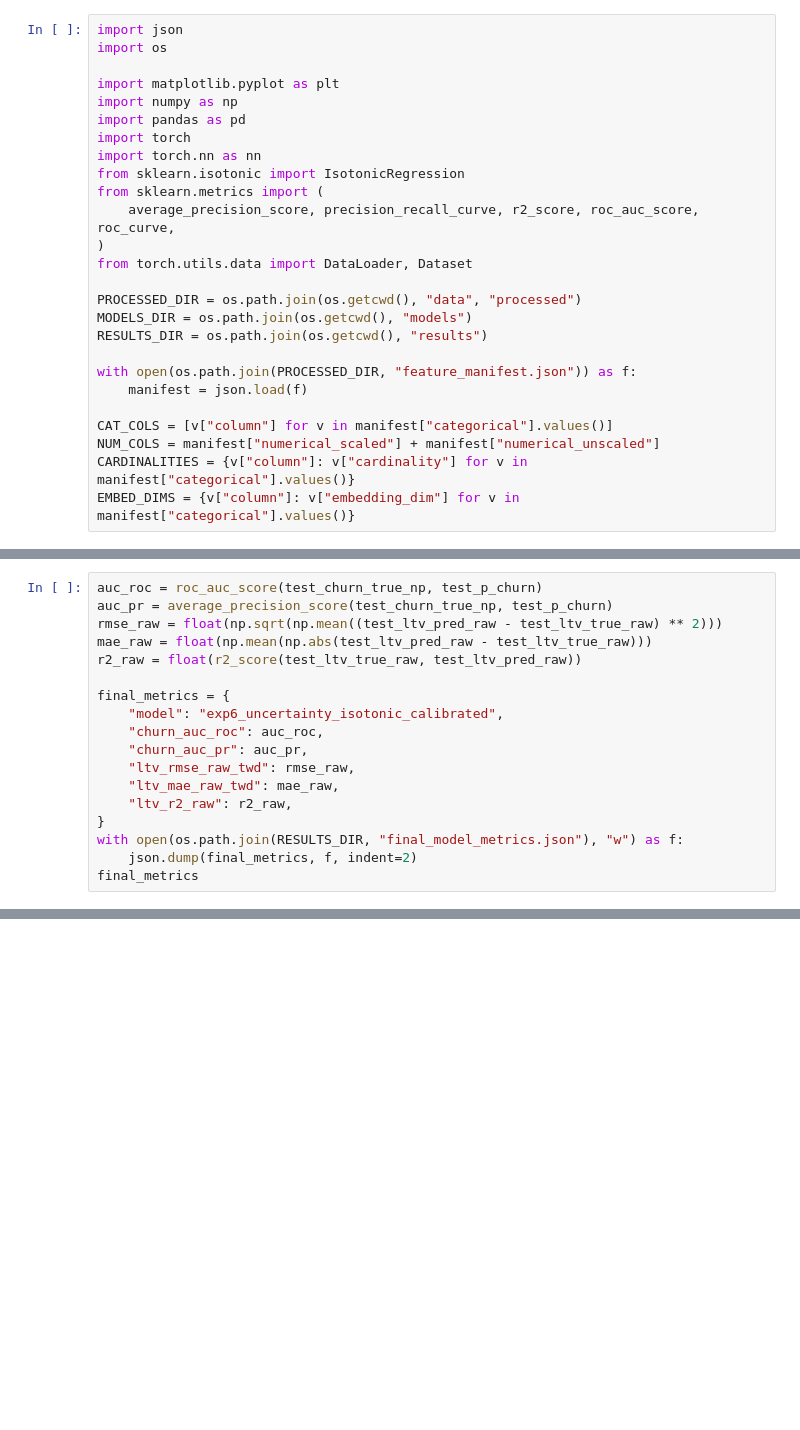
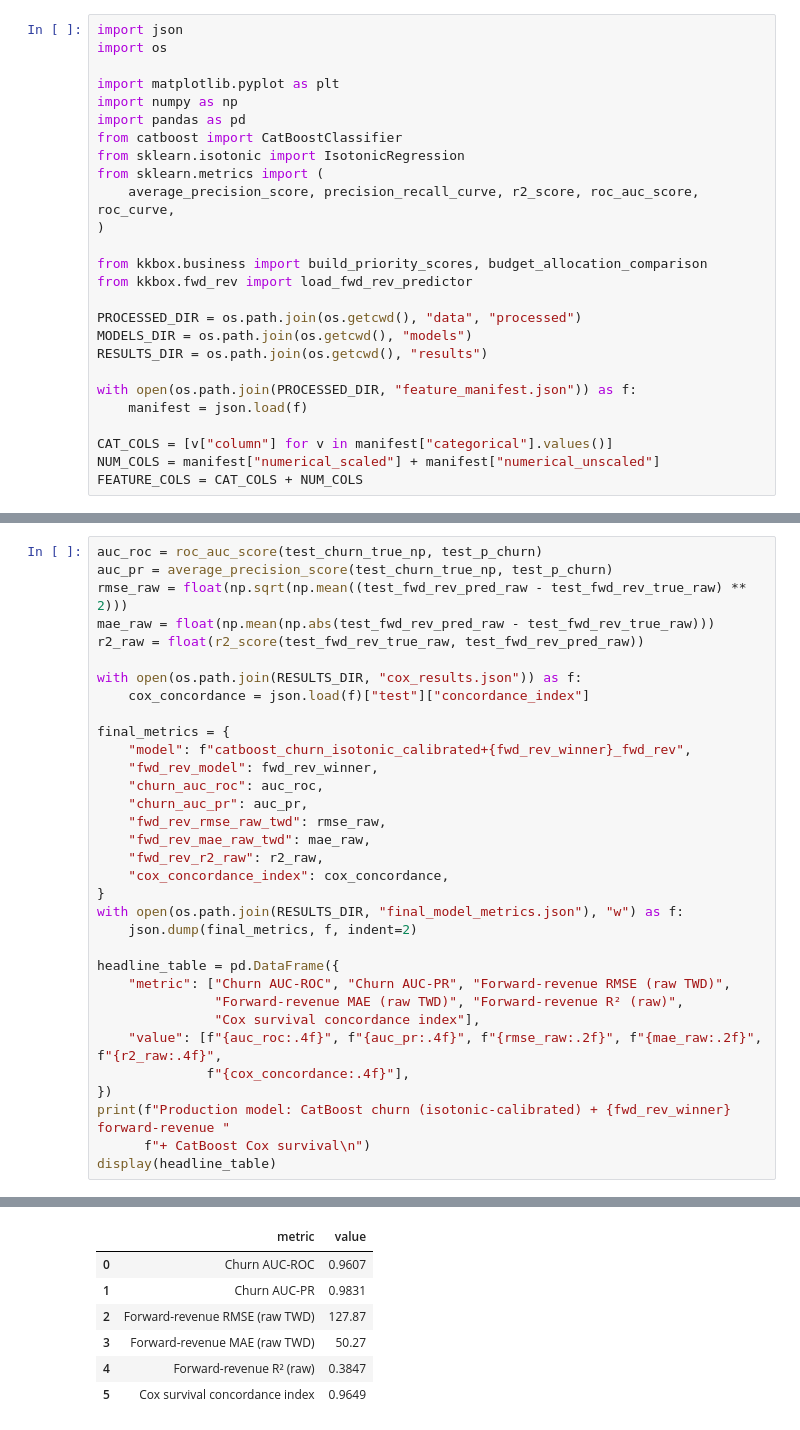
Before and after one commit to jagan010101/kkbox-churn-prediction, a Jupyter notebook: 05_Final_Evaluation_Summary.ipynb, the cells around one changed output, grey strips where cells are left out. Drawn from its saved outputs; the diff is of its cells as text; blank space fills up the shorter version.

```diff
--- a/05_Final_Evaluation_Summary.ipynb
+++ b/05_Final_Evaluation_Summary.ipynb
@@ -9,13 +16,14 @@ import os
 import matplotlib.pyplot as plt
 import numpy as np
 import pandas as pd
-import torch
-import torch.nn as nn
+from catboost import CatBoostClassifier
 from sklearn.isotonic import IsotonicRegression
 from sklearn.metrics import (
     average_precision_score, precision_recall_curve, r2_score, roc_auc_score, roc_curve,
 )
-from torch.utils.data import DataLoader, Dataset
+
+from kkbox.business import build_priority_scores, budget_allocation_comparison
+from kkbox.fwd_rev import load_fwd_rev_predictor
 
 PROCESSED_DIR = os.path.join(os.getcwd(), "data", "processed")
 MODELS_DIR = os.path.join(os.getcwd(), "models")
@@ -26,6 +34,5 @@ with open(os.path.join(PROCESSED_DIR, "feature_manifest.json")) as f:
 
 CAT_COLS = [v["column"] for v in manifest["categorical"].values()]
 NUM_COLS = manifest["numerical_scaled"] + manifest["numerical_unscaled"]
-CARDINALITIES = {v["column"]: v["cardinality"] for v in manifest["categorical"].values()}
-EMBED_DIMS = {v["column"]: v["embedding_dim"] for v in manifest["categorical"].values()}
+FEATURE_COLS = CAT_COLS + NUM_COLS
 # %%
@@ -120,19 +67,34 @@ test_ltv_true_raw = np.expm1(test_ltv_true.numpy())
 # %%
 auc_roc = roc_auc_score(test_churn_true_np, test_p_churn)
 auc_pr = average_precision_score(test_churn_true_np, test_p_churn)
-rmse_raw = float(np.sqrt(np.mean((test_ltv_pred_raw - test_ltv_true_raw) ** 2)))
-mae_raw = float(np.mean(np.abs(test_ltv_pred_raw - test_ltv_true_raw)))
-r2_raw = float(r2_score(test_ltv_true_raw, test_ltv_pred_raw))
+rmse_raw = float(np.sqrt(np.mean((test_fwd_rev_pred_raw - test_fwd_rev_true_raw) ** 2)))
+mae_raw = float(np.mean(np.abs(test_fwd_rev_pred_raw - test_fwd_rev_true_raw)))
+r2_raw = float(r2_score(test_fwd_rev_true_raw, test_fwd_rev_pred_raw))
+
+with open(os.path.join(RESULTS_DIR, "cox_results.json")) as f:
+    cox_concordance = json.load(f)["test"]["concordance_index"]
 
 final_metrics = {
-    "model": "exp6_uncertainty_isotonic_calibrated",
+    "model": f"catboost_churn_isotonic_calibrated+{fwd_rev_winner}_fwd_rev",
+    "fwd_rev_model": fwd_rev_winner,
     "churn_auc_roc": auc_roc,
     "churn_auc_pr": auc_pr,
-    "ltv_rmse_raw_twd": rmse_raw,
-    "ltv_mae_raw_twd": mae_raw,
-    "ltv_r2_raw": r2_raw,
+    "fwd_rev_rmse_raw_twd": rmse_raw,
+    "fwd_rev_mae_raw_twd": mae_raw,
+    "fwd_rev_r2_raw": r2_raw,
+    "cox_concordance_index": cox_concordance,
 }
 with open(os.path.join(RESULTS_DIR, "final_model_metrics.json"), "w") as f:
     json.dump(final_metrics, f, indent=2)
-final_metrics
+
+headline_table = pd.DataFrame({
+    "metric": ["Churn AUC-ROC", "Churn AUC-PR", "Forward-revenue RMSE (raw TWD)",
+               "Forward-revenue MAE (raw TWD)", "Forward-revenue R² (raw)",
+               "Cox survival concordance index"],
+    "value": [f"{auc_roc:.4f}", f"{auc_pr:.4f}", f"{rmse_raw:.2f}", f"{mae_raw:.2f}", f"{r2_raw:.4f}",
+              f"{cox_concordance:.4f}"],
+})
+print(f"Production model: CatBoost churn (isotonic-calibrated) + {fwd_rev_winner} forward-revenue "
+      f"+ CatBoost Cox survival\n")
+display(headline_table)
 # %% [output]
@@ -144,0 +102,7 @@ final_metrics
+|  | metric | value |
+| 0 | Churn AUC-ROC | 0.9607 |
+| 1 | Churn AUC-PR | 0.9831 |
+| 2 | Forward-revenue RMSE (raw TWD) | 127.87 |
+| 3 | Forward-revenue MAE (raw TWD) | 50.27 |
+| 4 | Forward-revenue R² (raw) | 0.3847 |
+| 5 | Cox survival concordance index | 0.9649 |
```
Also changed, not shown: parts of 12 cells of this notebook, 51 other files.
